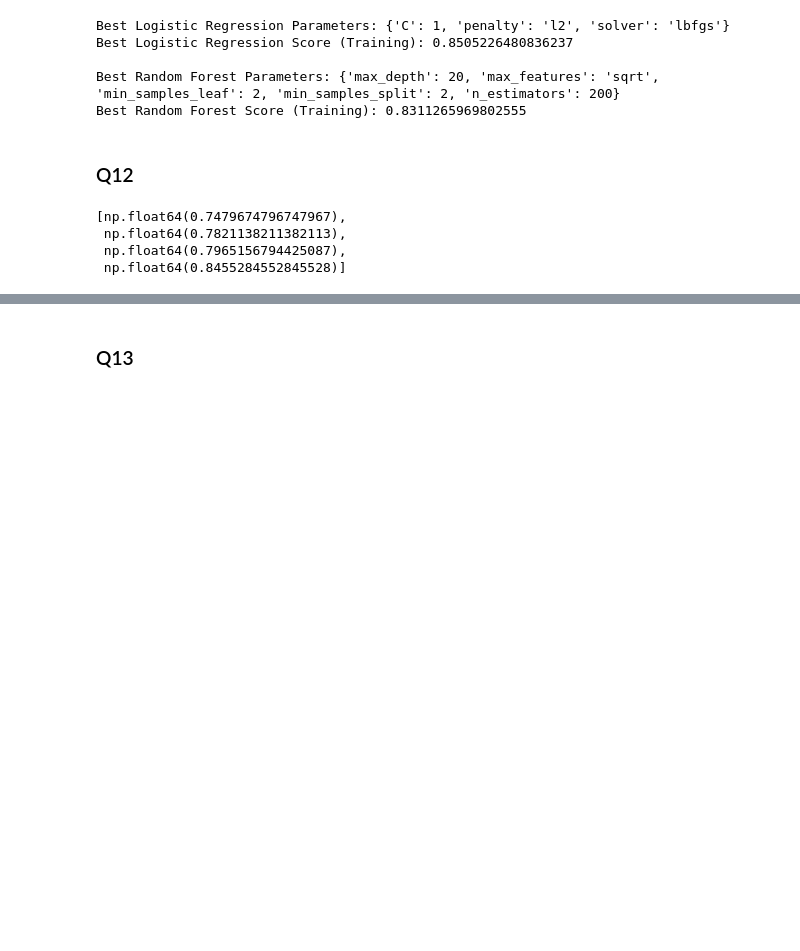
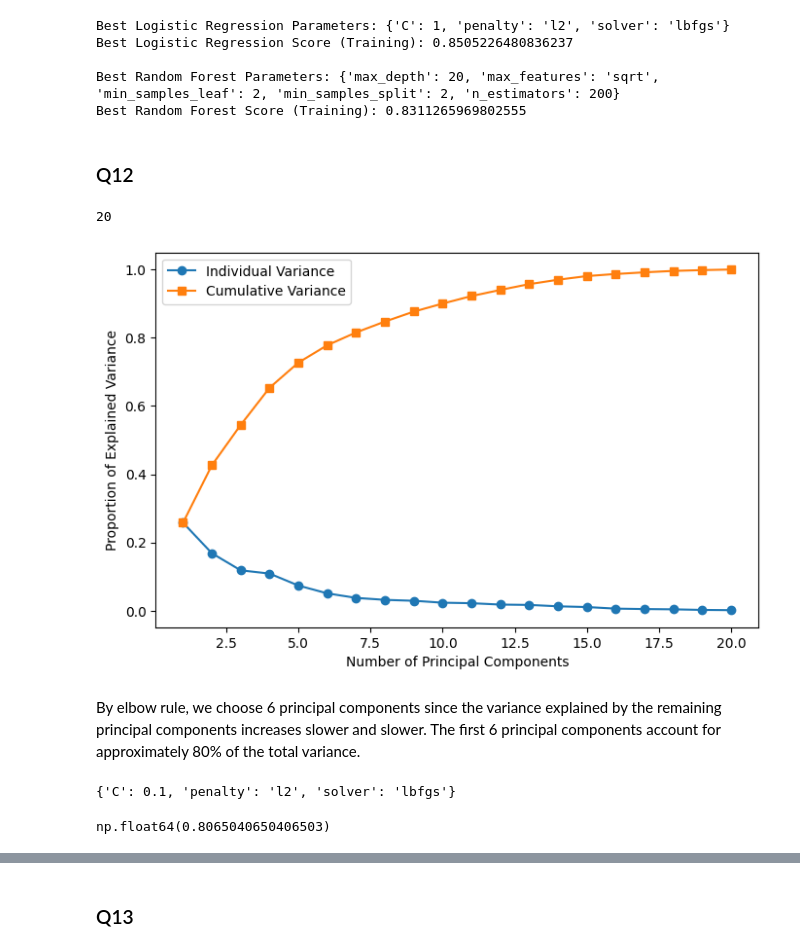
Before and after one commit to SimonLinxy/STATS3DA3_A6, a Jupyter notebook: Assignment6.ipynb, the cells around one changed output, grey strips where cells are left out. Drawn from its saved outputs; the diff is of its cells as text; code cells hidden in the pictures; blank space fills up the shorter version.

Commit message:
Q5 Q12 updated, Q13 third model and impact completed

```diff
--- a/Assignment6.ipynb
+++ b/Assignment6.ipynb
@@ -592,13 +550,21 @@ X_train_sel = X_train[selected_features]
-# %%
-cv_scores = []
-
-for c in [0.001, 0.01, 0.1, 1]:
-    model = LogisticRegression(C=c, solver='liblinear', random_state=1)
-    scores = cross_val_score(model, X_train_sel, y_train, cv=5, scoring='accuracy')
-    cv_scores.append(scores.mean())
-cv_scores
-# %% [output]
-[np.float64(0.7479674796747967),
- np.float64(0.7821138211382113),
- np.float64(0.7965156794425087),
- np.float64(0.8455284552845528)]
+# %%
+pca = PCA()
+X_train_pca = pca.fit_transform(X_train)
+X_test_pca = pca.transform(X_test)
+# %%
+pc_count = pca.components_.shape[0]
+print(pc_count)
+# %% [output]
+20
+# %%
+plt.figure(figsize=(8, 5))
+plt.plot(range(1, len(pca.explained_variance_ratio_) + 1), pca.explained_variance_ratio_, '-o', label="Individual Variance")
+plt.plot(range(1, len(np.cumsum(pca.explained_variance_ratio_)) + 1), np.cumsum(pca.explained_variance_ratio_), '-s', label="Cumulative Variance")
+plt.xlabel("Number of Principal Components")
+plt.ylabel("Proportion of Explained Variance")
+plt.legend()
+plt.show()
+# %% [output]
+[figure, added]
+# %% [markdown]
+By elbow rule, we choose 6 principal components since the variance explained by the remaining principal components increases slower and slower. The first 6 principal components account for approximately 80% of the total variance.
@@ -605 +589,9 @@ cv_scores
+# %%
+best_logreg_fe_para
+# %% [output]
+{'C': 0.1, 'penalty': 'l2', 'solver': 'lbfgs'}
+# %%
+best_logreg_fe_score
+# %% [output]
+np.float64(0.8065040650406503)
 # %% [markdown]
```
Also changed, not shown: parts of 15 cells of this notebook.
